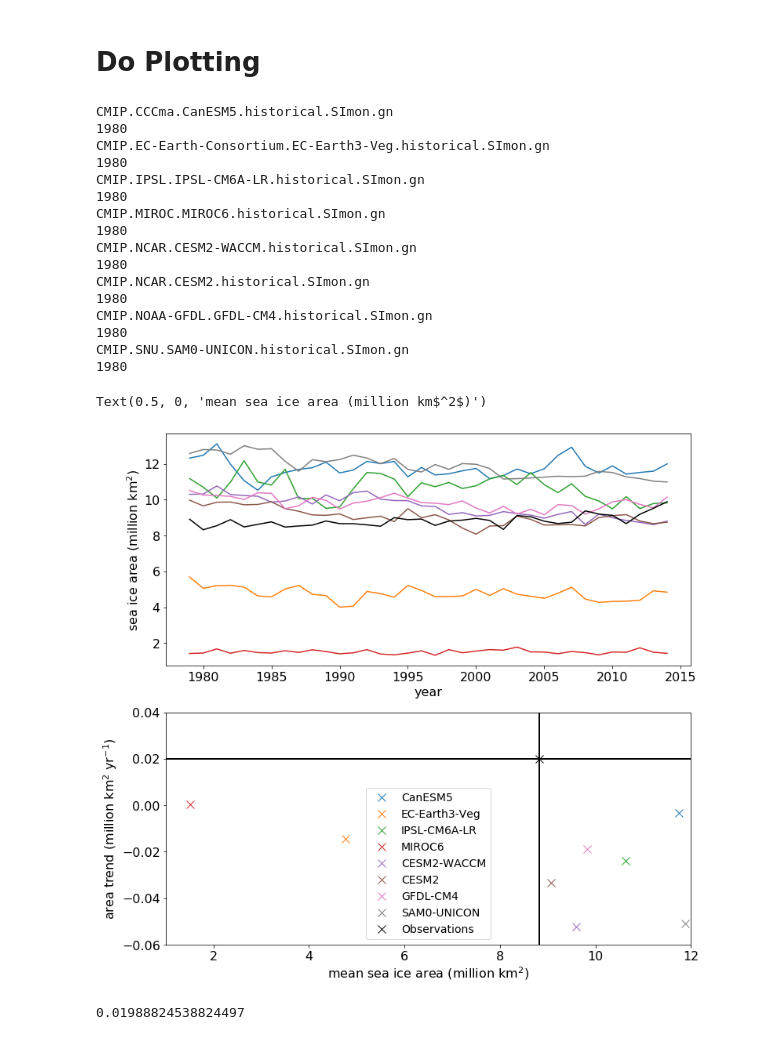
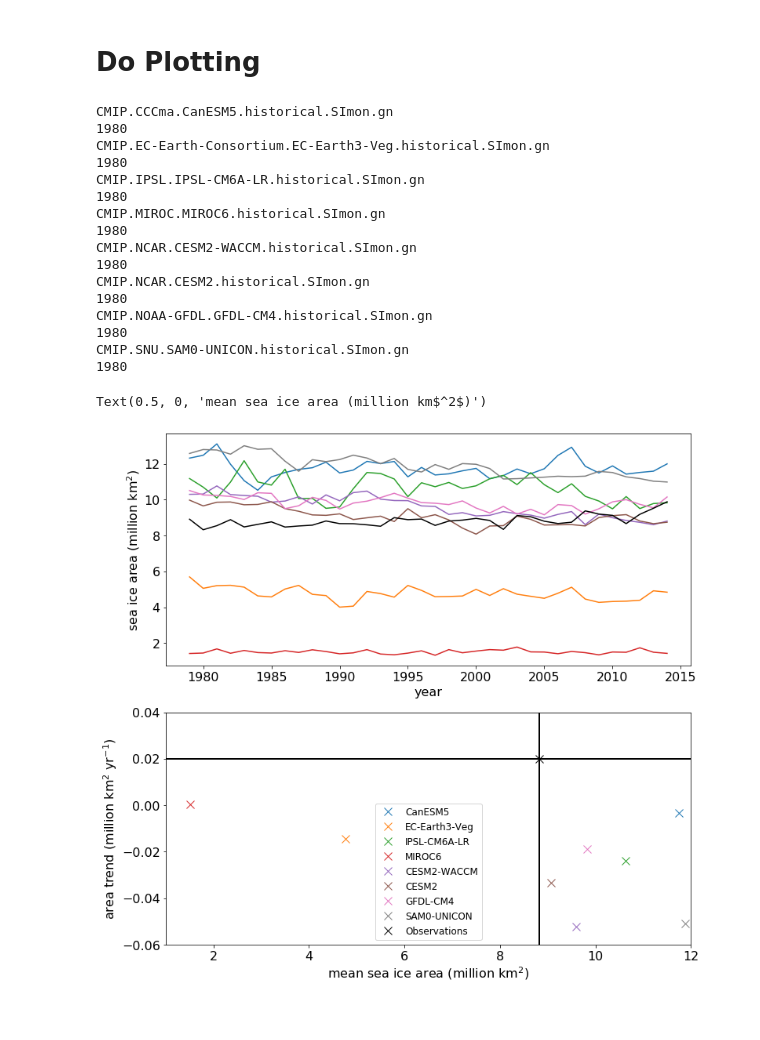
Before and after one commit to s-ragen/cmip6hack-so-project, a Jupyter notebook: notebooks/sitseries.ipynb, the cells around one changed output. Drawn from its saved outputs; the diff is of its cells as text; code cells hidden in the pictures.

```diff
--- a/notebooks/sitseries.ipynb
+++ b/notebooks/sitseries.ipynb
@@ -178,36 +184,32 @@ magobs = np.mean(areaANN)
 ax1.plot(yrs, areaANN, 'k')
 ax2.plot(magobs, trendobs, 'kx', markersize=10)
 ax2.plot([magobs, magobs], [-0.07, 0.04], 'k', linewidth=2)
 ax2.plot([0, 13], [trendobs, trendobs], 'k', linewidth=2)
 
 modlist.append('Observations')
 plt.ylim(-0.06, 0.04)
 plt.xlim(1, 12)
-plt.legend(modlist, fontsize=14)
+plt.legend(modlist, fontsize=12)
 ax1.set_ylabel('sea ice area (million km$^2$)')
 ax1.set_xlabel('year')
 ax2.set_ylabel('area trend (million km$^2$ yr$^{-1}$)')
 ax2.set_xlabel('mean sea ice area (million km$^2$)')
 # %% [output]
 CMIP.CCCma.CanESM5.historical.SImon.gn
 1980
 CMIP.EC-Earth-Consortium.EC-Earth3-Veg.historical.SImon.gn
 1980
 CMIP.IPSL.IPSL-CM6A-LR.historical.SImon.gn
 1980
 CMIP.MIROC.MIROC6.historical.SImon.gn
 1980
 CMIP.NCAR.CESM2-WACCM.historical.SImon.gn
 1980
 CMIP.NCAR.CESM2.historical.SImon.gn
 1980
 CMIP.NOAA-GFDL.GFDL-CM4.historical.SImon.gn
 1980
 CMIP.SNU.SAM0-UNICON.historical.SImon.gn
 1980
 Text(0.5, 0, 'mean sea ice area (million km$^2$)')
-[figure, old version]
+[figure, new version]
-# %%
-trendobs
-# %% [output]
-0.01988824538824497
```
Also changed, not shown: parts of 4 cells of this notebook.
